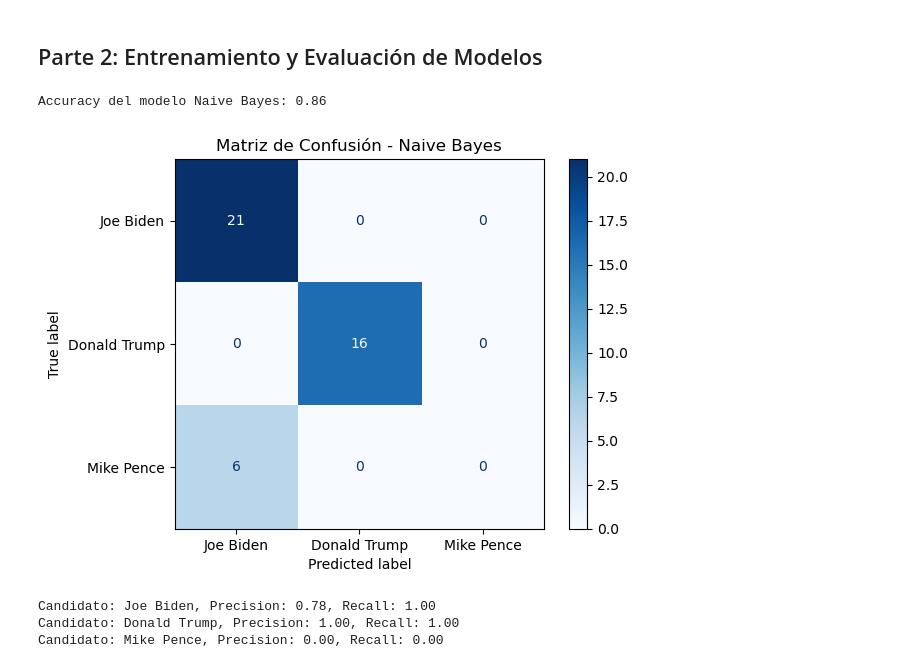
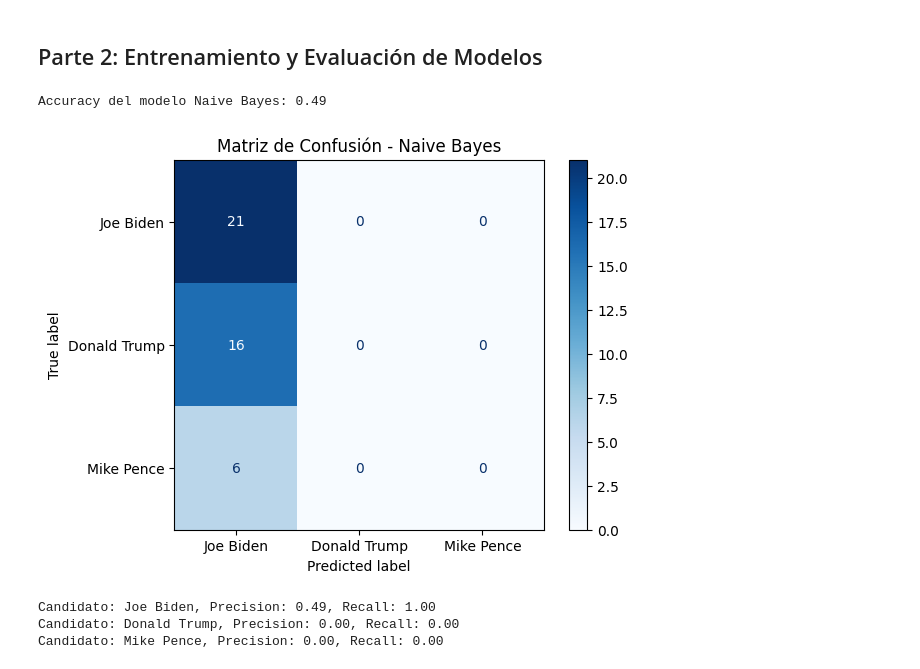
Before and after one commit to campon/intro-cd, a Jupyter notebook: Tarea_2/us2020_propuesta_estudiantes.ipynb, the cells around one changed output. Drawn from its saved outputs; the diff is of its cells as text; code cells hidden in the pictures.

```diff
--- a/Tarea_2/us2020_propuesta_estudiantes.ipynb
+++ b/Tarea_2/us2020_propuesta_estudiantes.ipynb
@@ -177,14 +178,27 @@ plot_candidate_distribution(y_dev, y_test)
 # %%
 # 3: Transforme el texto del conjunto de entrenamiento a la representación numérica (features) de conteo de palabras o bag of words.
 
+vectorizer = CountVectorizer(
+    stop_words=None,
+    lowercase=True,
+    token_pattern=r"(?u)\b\w+\b",
+    ngram_range=(1, 1)
 
-vectorizer = CountVectorizer(
+)
+
+X_dev_counts = vectorizer.fit_transform(X_dev)
+print(f"Dimensiones de la matriz de conteo: {X_dev_counts.shape}")
+print(f"Proporción de entradas no cero: {X_dev_counts.nnz / X_dev_counts.shape[0] / X_dev_counts.shape[1]}")
+vectorizer2 = CountVectorizer(
     stop_words=stopwords.words("english"),
     lowercase=True,
     token_pattern=r"(?u)\b\w+\b",
     ngram_range=(1, 2)
+
 )
 
-X_dev_counts = vectorizer.fit_transform(X_dev)
-print(f"Dimensiones de la matriz de conteo: {X_dev_counts.shape}")
+X_dev_counts2 = vectorizer2.fit_transform(X_dev)
+
+print(f"Dimensiones de la matriz de conteo: {X_dev_counts2.shape}")
+print(f"Proporción de entradas no cero: {X_dev_counts2.nnz / X_dev_counts2.shape[0] / X_dev_counts2.shape[1]}")
 # %% [output]
@@ -192,6 +209,8 @@ Dimensiones de la matriz de conteo: (100, 205690)
 # %%
 # 4: Obtenga la representación numérica Term Frequency - Inverse Document Frequency.
 
-X_dev_tfidf = TfidfTransformer().fit_transform(X_dev_counts)
+X_dev_tfidf = TfidfTransformer(use_idf=True).fit_transform(X_dev_counts)
 print(f"Dimensiones de la matriz TF-IDF: {X_dev_tfidf.shape}")
+
+X_dev_tfidf2 = TfidfTransformer(use_idf=True).fit_transform(X_dev_counts2)
 # %% [output]
@@ -234,30 +305,32 @@ plt.show()
 # %%
 # 1: Entrene el modelo Multinomial Naive Bayes, luego utilícelo para predecir sobre el conjunto de test, y reporte el valor de accuracy y la matriz de confusión. Reporte el valor de precision y recall para cada candidato.
 # Calcular matriz de confusión Sugerencia: utilice el método from_predictions de ConfusionMatrixDisplay para realizar la matriz.
 
 # Entrenamiento del modelo Multinomial Naive Bayes
 nb_model = MultinomialNB()
 nb_model.fit(X_dev_tfidf, y_dev)
 
 # Predicción sobre el conjunto de test
-y_pred = nb_model.predict(TfidfTransformer().fit_transform(vectorizer.transform(X_test)))
+X_test_tfidf = TfidfTransformer().fit_transform(vectorizer.transform(X_test))
+y_pred = nb_model.predict(X_test_tfidf)
+
 # Reporte de accuracy
 accuracy = accuracy_score(y_test, y_pred)
 print(f"Accuracy del modelo Naive Bayes: {accuracy:.2f}")
 # Matriz de confusión
 cm = confusion_matrix(y_test, y_pred, labels=top_3_candidates)
 disp = ConfusionMatrixDisplay(confusion_matrix=cm, display_labels=top_3_candidates)
 disp.plot(cmap=plt.cm.Blues)
 plt.title('Matriz de Confusión - Naive Bayes')
 plt.show()
 # Reporte de precision y recall
 precision = precision_score(y_test, y_pred, average=None, labels=top_3_candidates)
 recall = recall_score(y_test, y_pred, average=None, labels=top_3_candidates)
 for candidate, prec, rec in zip(top_3_candidates, precision, recall):
     print(f"Candidato: {candidate}, Precision: {prec:.2f}, Recall: {rec:.2f}")
 # %% [output]
-Accuracy del modelo Naive Bayes: 0.86
+Accuracy del modelo Naive Bayes: 0.49
-[figure, old version]
+[figure, new version]
-Candidato: Joe Biden, Precision: 0.78, Recall: 1.00
-Candidato: Donald Trump, Precision: 1.00, Recall: 1.00
+Candidato: Joe Biden, Precision: 0.49, Recall: 1.00
+Candidato: Donald Trump, Precision: 0.00, Recall: 0.00
 Candidato: Mike Pence, Precision: 0.00, Recall: 0.00
```
Also changed, not shown: parts of 18 cells of this notebook, 1 other file.
